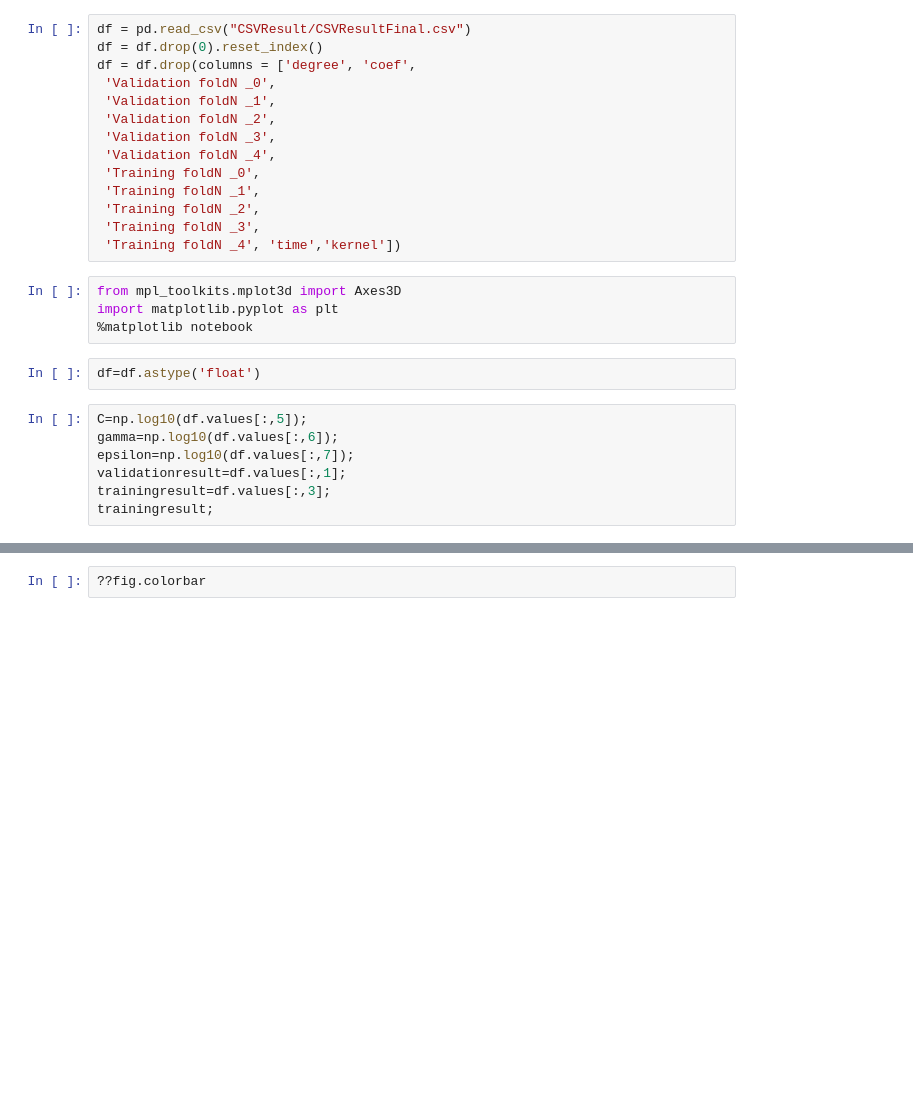
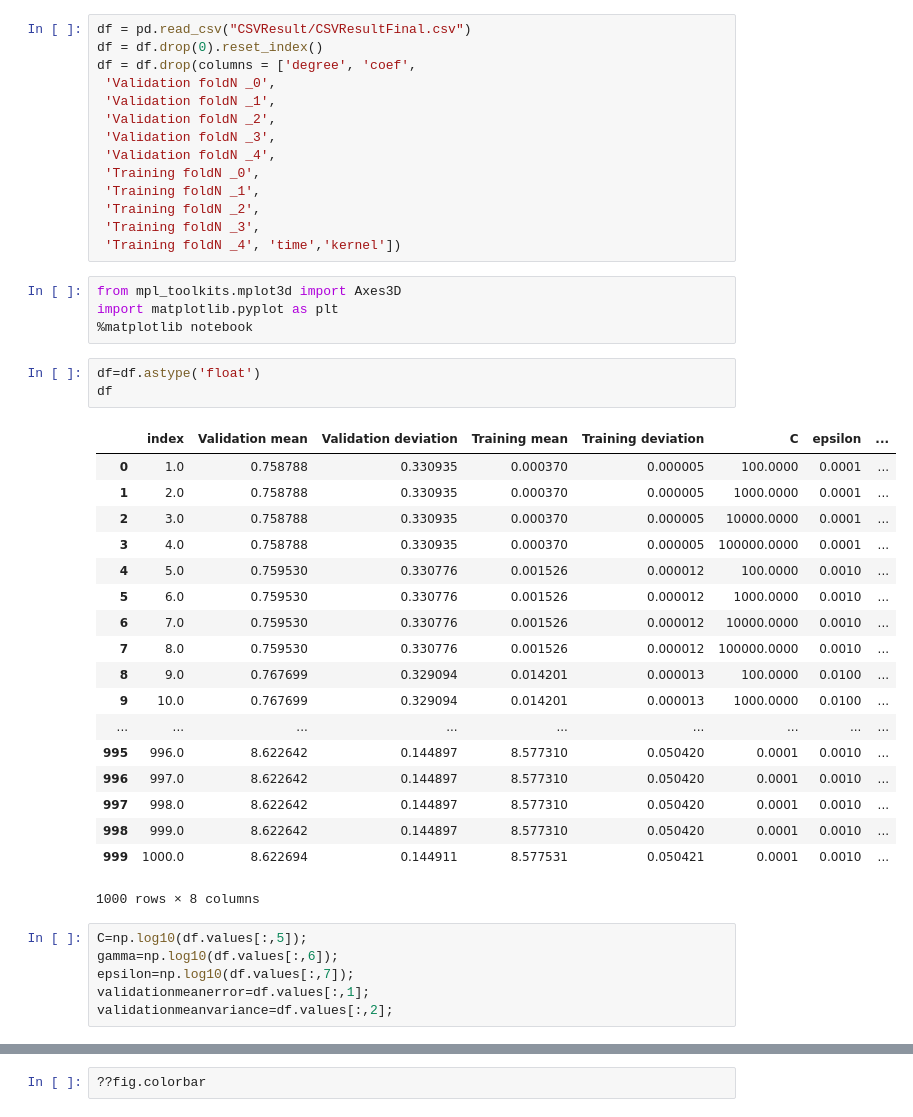
Before and after one commit to MarioBonse/MachineLearningProject, a Jupyter notebook: src/3Dgraphview.ipynb, the cells around one changed output, grey strips where cells are left out. Cells and saved outputs as stored; diff of their text form; blank space fills up the shorter version.

```diff
--- a/src/3Dgraphview.ipynb
+++ b/src/3Dgraphview.ipynb
@@ -24,10 +24,29 @@ import matplotlib.pyplot as plt
 %matplotlib notebook
 # %%
 df=df.astype('float')
+df
+# %% [output]
+|  | index | Validation mean | Validation deviation | Training mean | Training deviation | C | epsilon | ... |
+| 0 | 1.0 | 0.758788 | 0.330935 | 0.000370 | 0.000005 | 100.0000 | 0.0001 | ... |
+| 1 | 2.0 | 0.758788 | 0.330935 | 0.000370 | 0.000005 | 1000.0000 | 0.0001 | ... |
+| 2 | 3.0 | 0.758788 | 0.330935 | 0.000370 | 0.000005 | 10000.0000 | 0.0001 | ... |
+| 3 | 4.0 | 0.758788 | 0.330935 | 0.000370 | 0.000005 | 100000.0000 | 0.0001 | ... |
+| 4 | 5.0 | 0.759530 | 0.330776 | 0.001526 | 0.000012 | 100.0000 | 0.0010 | ... |
+| 5 | 6.0 | 0.759530 | 0.330776 | 0.001526 | 0.000012 | 1000.0000 | 0.0010 | ... |
+| 6 | 7.0 | 0.759530 | 0.330776 | 0.001526 | 0.000012 | 10000.0000 | 0.0010 | ... |
+| 7 | 8.0 | 0.759530 | 0.330776 | 0.001526 | 0.000012 | 100000.0000 | 0.0010 | ... |
+| 8 | 9.0 | 0.767699 | 0.329094 | 0.014201 | 0.000013 | 100.0000 | 0.0100 | ... |
+| 9 | 10.0 | 0.767699 | 0.329094 | 0.014201 | 0.000013 | 1000.0000 | 0.0100 | ... |
+| ... | ... | ... | ... | ... | ... | ... | ... | ... |
+| 995 | 996.0 | 8.622642 | 0.144897 | 8.577310 | 0.050420 | 0.0001 | 0.0010 | ... |
+| 996 | 997.0 | 8.622642 | 0.144897 | 8.577310 | 0.050420 | 0.0001 | 0.0010 | ... |
+| 997 | 998.0 | 8.622642 | 0.144897 | 8.577310 | 0.050420 | 0.0001 | 0.0010 | ... |
+| 998 | 999.0 | 8.622642 | 0.144897 | 8.577310 | 0.050420 | 0.0001 | 0.0010 | ... |
+| 999 | 1000.0 | 8.622694 | 0.144911 | 8.577531 | 0.050421 | 0.0001 | 0.0010 | ... |
+1000 rows × 8 columns
 # %%
 C=np.log10(df.values[:,5]);
 gamma=np.log10(df.values[:,6]);
 epsilon=np.log10(df.values[:,7]);
-validationresult=df.values[:,1];
-trainingresult=df.values[:,3];
-trainingresult;
+validationmeanerror=df.values[:,1];
+validationmeanvariance=df.values[:,2];
```
Also changed, not shown: parts of 3 cells of this notebook, 6 other files.
